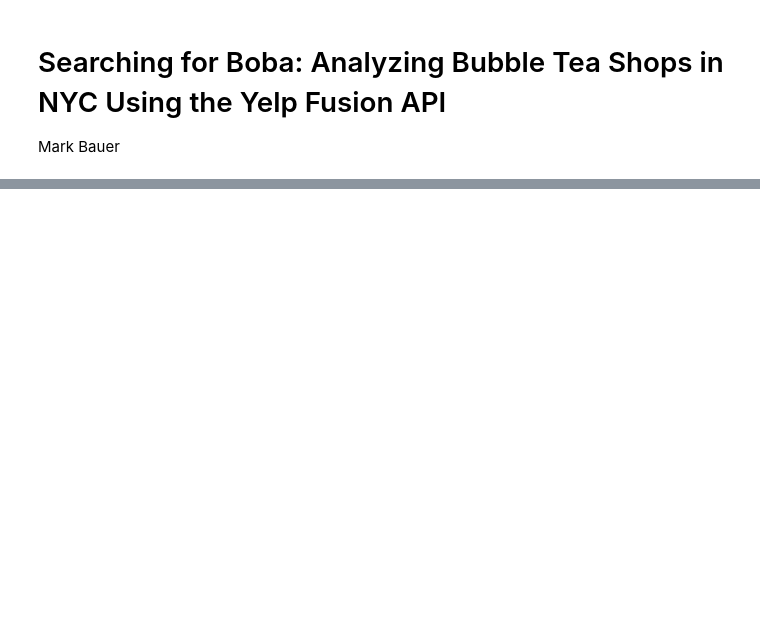
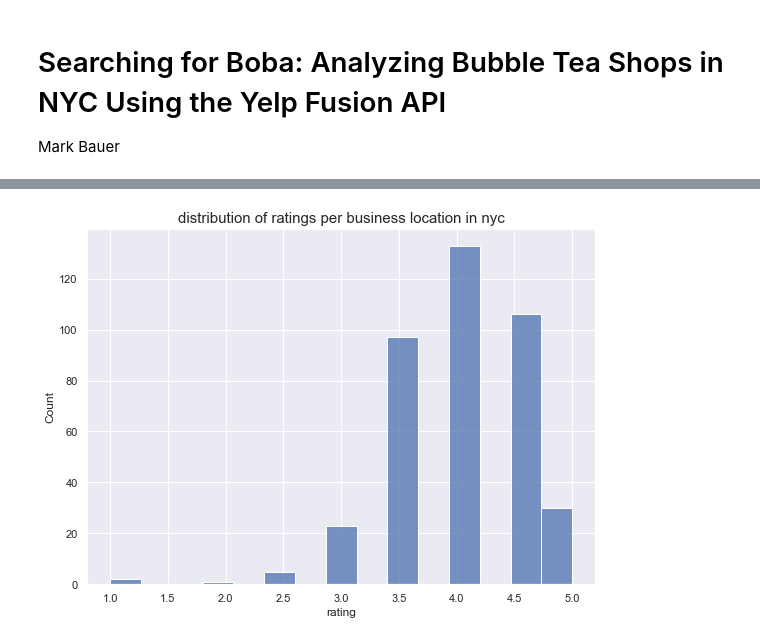
Before and after one commit to mebauer/boba-nyc, a Jupyter notebook: boba-analysis-nyc.ipynb, the cells around one changed output, grey strips where cells are left out. Drawn from its saved outputs; the diff is of its cells as text; code cells hidden in the pictures; blank space fills up the shorter version.

```diff
--- a/boba-analysis-nyc.ipynb
+++ b/boba-analysis-nyc.ipynb
@@ -147,0 +211,10 @@ top bubble tea businesses by review count:
+# %%
+fig, ax = plt.subplots(figsize=(8, 6))
+
+sns.histplot(data=df,
+             x="rating")
+
+plt.title('distribution of ratings per business location in nyc', fontsize=15)
+plt.tight_layout()
+# %% [output]
+[figure, added]
```
Also changed, not shown: parts of 32 cells of this notebook, 2 other files.
